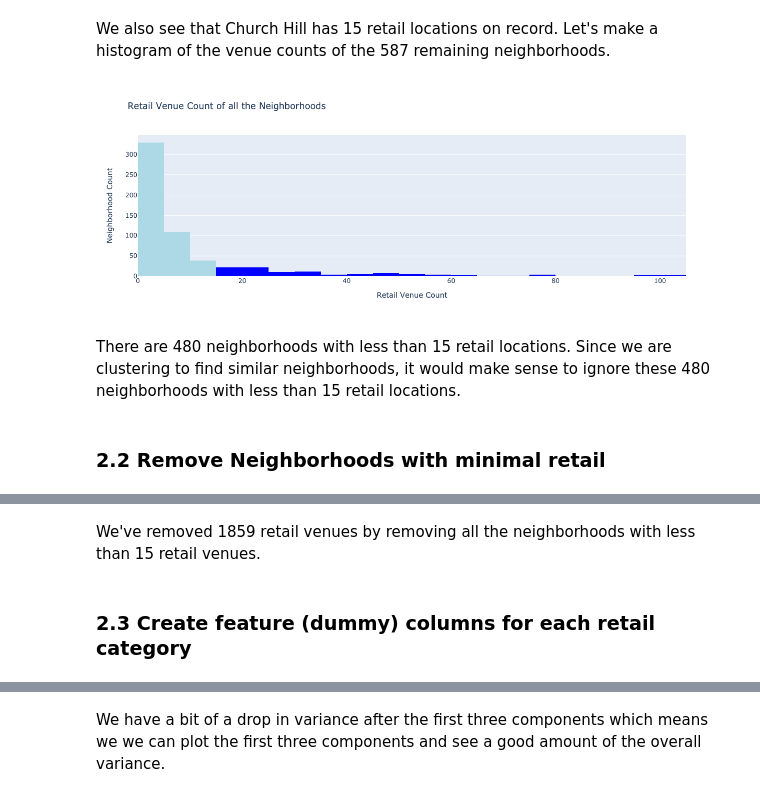
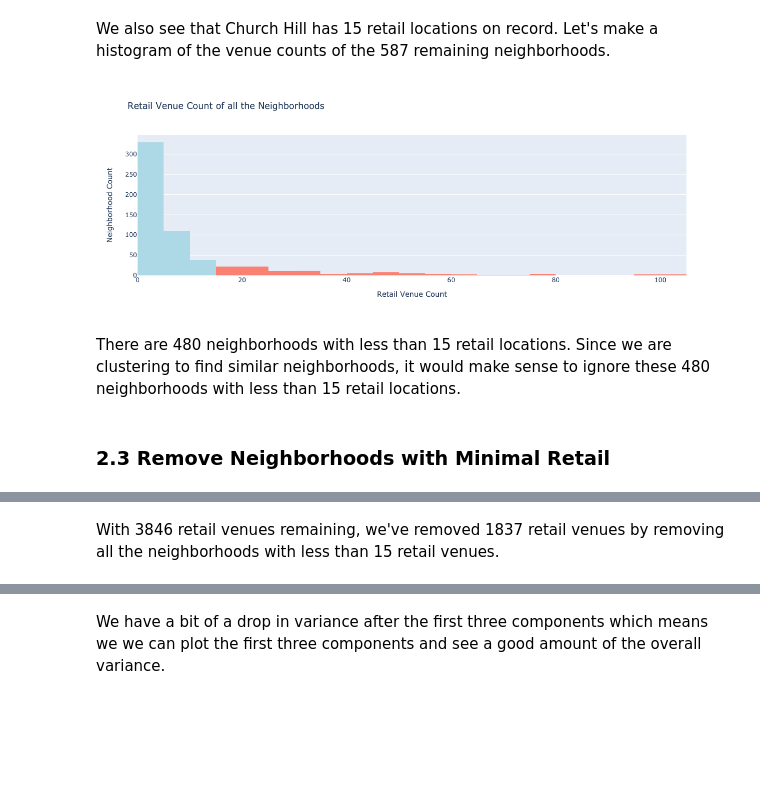
Before and after one commit to mphill82/Coursera_Capstone, a Jupyter notebook: Retail_Inference_notebook.ipynb, the cells around one changed output, grey strips where cells are left out. Saved outputs shown, nothing was run; the diff lists cells and outputs as text; code cells hidden in the pictures; blank space fills up the shorter version.

```diff
--- a/Retail_Inference_notebook.ipynb
+++ b/Retail_Inference_notebook.ipynb
@@ -419,25 +424,25 @@ neigh_df.loc[neigh_df.Neighborhood=='Church Hill']
 # %% [markdown]
 We also see that Church Hill has 15 retail locations on record.  Let's make a histogram of the venue counts of the 587 remaining neighborhoods.
 # %%
-colors = ['blue',] * 20
+colors = ['salmon',] * 20
 colors[0:2] = ['lightblue']*3
 
 fig = go.Figure()
 fig.add_trace(go.Histogram(x=neigh_df['Neighborhood Venue Count'],xbins=dict( #
         start=0,
         end=105,
         size=5),marker_color=colors))
 fig.update_layout(title='Retail Venue Count of all the Neighborhoods',
                   xaxis_title='Retail Venue Count',
                   yaxis_title='Neighborhood Count'
                  )
 fig.show()
 # %% [output]
-[figure, old version]
+[figure, new version]
 # %% [markdown]
 There are 480 neighborhoods with less than 15 retail locations.  Since we are clustering to find similar neighborhoods, it would make sense to ignore these 480 neighborhoods with less than 15 retail locations.
 # %% [markdown]
-### 2.2 Remove Neighborhoods with minimal retail
+### 2.3 Remove Neighborhoods with Minimal Retail
 # %%
 #add the venue count column to the venues_df
 venues_df=venues_df.merge(neigh_df,on=['Neighborhood','City','State','Neighborhood Latitude','Neighborhood Longitude'])
@@ -459,6 +464,4 @@ venues_df
 | 5677 | SouthPark | Charlotte | NC | 35.148448 | -80.830896 | SouthPark Food Court | 35.153076 | ... |
 3846 rows × 10 columns
 # %% [markdown]
-We've removed 1859 retail venues by removing all the neighborhoods with less than 15 retail venues.
+With 3846 retail venues remaining, we've removed 1837 retail venues by removing all the neighborhoods with less than 15 retail venues.
-# %% [markdown]
-### 2.3 Create feature (dummy) columns for each retail category
```
Also changed, not shown: parts of 58 cells of this notebook.
